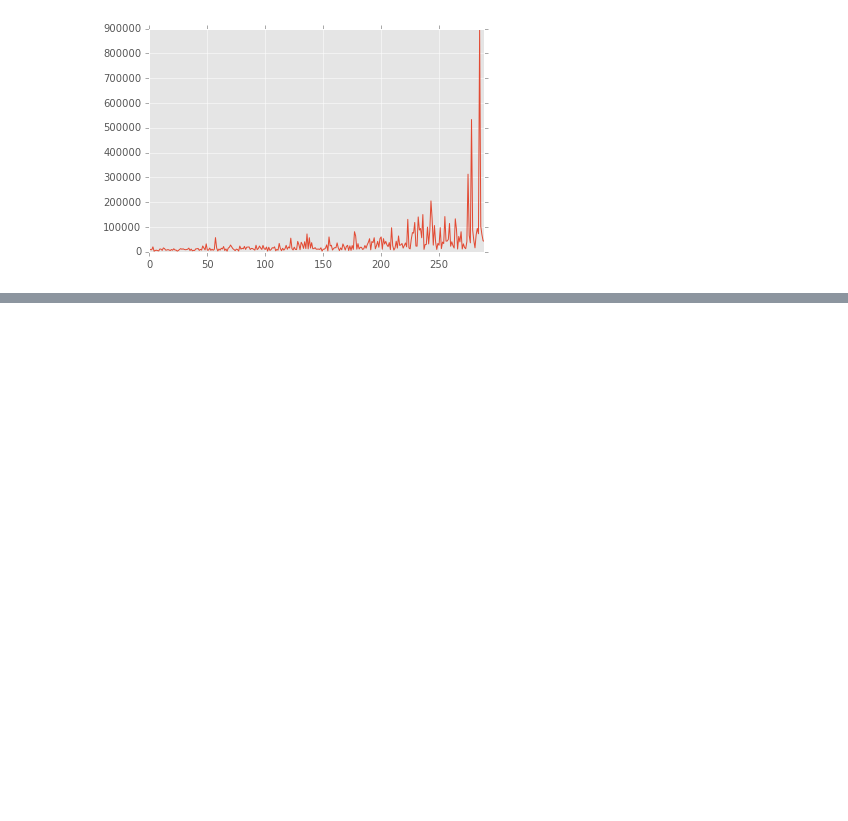
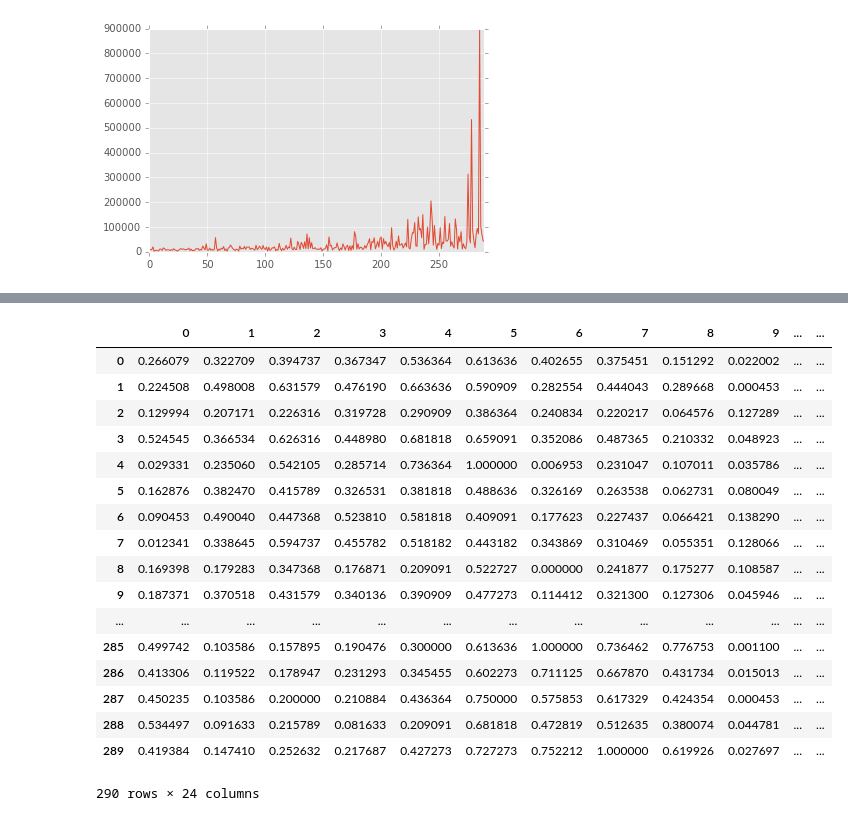
Before and after one commit to AdamPalmar/Swedish-Forrest-Fire, a Jupyter notebook: Swe_fire.ipynb, the cells around one changed output, grey strips where cells are left out. Saved outputs shown, nothing was run; the diff lists cells and outputs as text; code cells hidden in the pictures; blank space fills up the shorter version.

```diff
--- a/Swe_fire.ipynb
+++ b/Swe_fire.ipynb
@@ -113,0 +188,28 @@ plt.show()
+# %%
+min_max_scaler = preprocessing.MinMaxScaler()
+remove_list = ['governing','municipalityTypeBroad','municipalityType',
+               'satisfactionInfluence','satisfactionGeneral','satisfactionElderlyCare','name',
+              'latitude','longitude','code']
+x_scaled = min_max_scaler.fit_transform(data_simple.drop(remove_list,axis=1).dropna())
+
+df_normalized = pd.DataFrame(x_scaled)
+df_normalized
+# %% [output]
+|  | 0 | 1 | 2 | 3 | 4 | 5 | 6 | 7 | 8 | 9 | ... | ... |
+| 0 | 0.266079 | 0.322709 | 0.394737 | 0.367347 | 0.536364 | 0.613636 | 0.402655 | 0.375451 | 0.151292 | 0.022002 | ... | ... |
+| 1 | 0.224508 | 0.498008 | 0.631579 | 0.476190 | 0.663636 | 0.590909 | 0.282554 | 0.444043 | 0.289668 | 0.000453 | ... | ... |
+| 2 | 0.129994 | 0.207171 | 0.226316 | 0.319728 | 0.290909 | 0.386364 | 0.240834 | 0.220217 | 0.064576 | 0.127289 | ... | ... |
+| 3 | 0.524545 | 0.366534 | 0.626316 | 0.448980 | 0.681818 | 0.659091 | 0.352086 | 0.487365 | 0.210332 | 0.048923 | ... | ... |
+| 4 | 0.029331 | 0.235060 | 0.542105 | 0.285714 | 0.736364 | 1.000000 | 0.006953 | 0.231047 | 0.107011 | 0.035786 | ... | ... |
+| 5 | 0.162876 | 0.382470 | 0.415789 | 0.326531 | 0.381818 | 0.488636 | 0.326169 | 0.263538 | 0.062731 | 0.080049 | ... | ... |
+| 6 | 0.090453 | 0.490040 | 0.447368 | 0.523810 | 0.581818 | 0.409091 | 0.177623 | 0.227437 | 0.066421 | 0.138290 | ... | ... |
+| 7 | 0.012341 | 0.338645 | 0.594737 | 0.455782 | 0.518182 | 0.443182 | 0.343869 | 0.310469 | 0.055351 | 0.128066 | ... | ... |
+| 8 | 0.169398 | 0.179283 | 0.347368 | 0.176871 | 0.209091 | 0.522727 | 0.000000 | 0.241877 | 0.175277 | 0.108587 | ... | ... |
+| 9 | 0.187371 | 0.370518 | 0.431579 | 0.340136 | 0.390909 | 0.477273 | 0.114412 | 0.321300 | 0.127306 | 0.045946 | ... | ... |
+| ... | ... | ... | ... | ... | ... | ... | ... | ... | ... | ... | ... | ... |
+| 285 | 0.499742 | 0.103586 | 0.157895 | 0.190476 | 0.300000 | 0.613636 | 1.000000 | 0.736462 | 0.776753 | 0.001100 | ... | ... |
+| 286 | 0.413306 | 0.119522 | 0.178947 | 0.231293 | 0.345455 | 0.602273 | 0.711125 | 0.667870 | 0.431734 | 0.015013 | ... | ... |
+| 287 | 0.450235 | 0.103586 | 0.200000 | 0.210884 | 0.436364 | 0.750000 | 0.575853 | 0.617329 | 0.424354 | 0.000453 | ... | ... |
+| 288 | 0.534497 | 0.091633 | 0.215789 | 0.081633 | 0.209091 | 0.681818 | 0.472819 | 0.512635 | 0.380074 | 0.044781 | ... | ... |
+| 289 | 0.419384 | 0.147410 | 0.252632 | 0.217687 | 0.427273 | 0.727273 | 0.752212 | 1.000000 | 0.619926 | 0.027697 | ... | ... |
+290 rows × 24 columns
```
Also changed, not shown: parts of 10 cells of this notebook.
